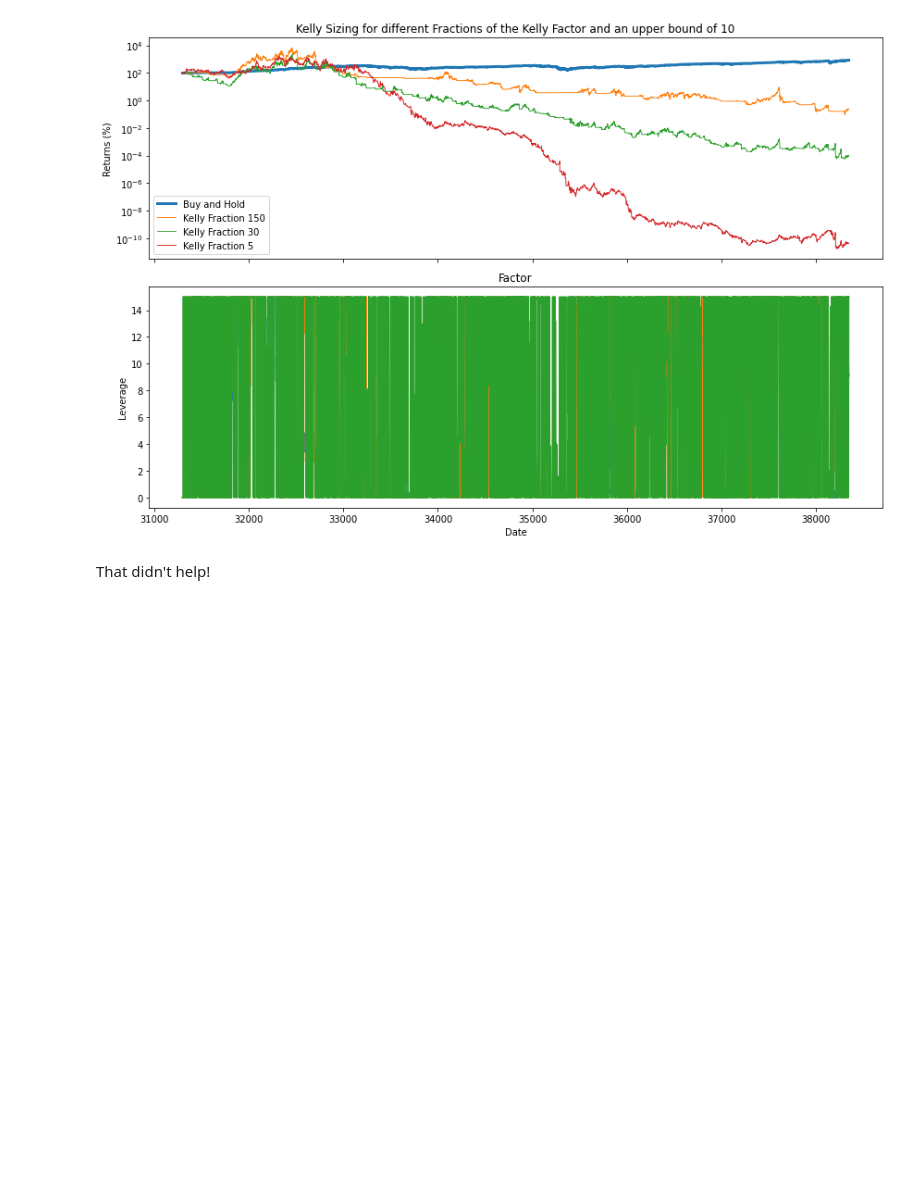
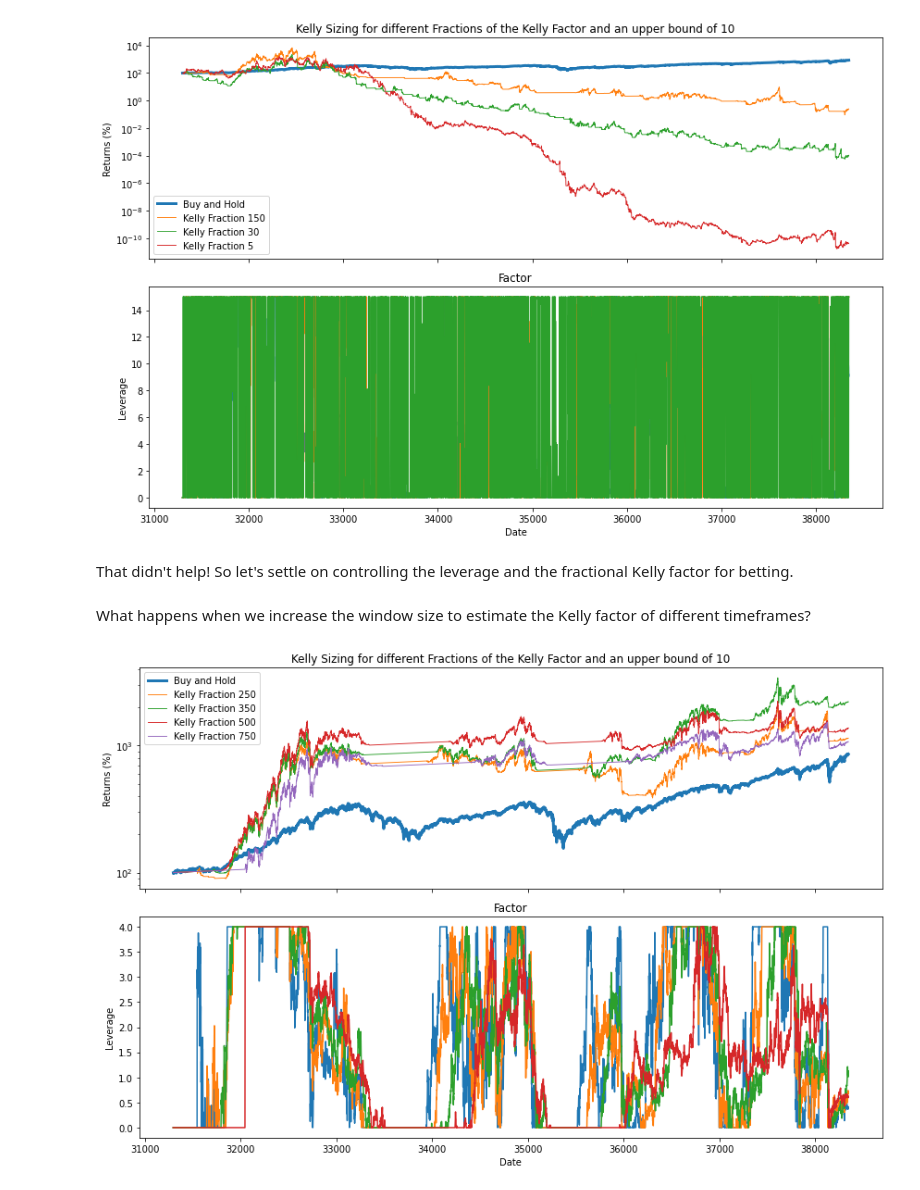
Before and after one commit to patrickfrank1/trading-sp500, a Jupyter notebook: 03_analysis_kelly_strategy.ipynb, the cells around one changed output. Saved outputs shown, nothing was run; the diff lists cells and outputs as text; code cells hidden in the pictures; blank space fills up the shorter version.

Commit message:
Analysis of Kelly sizing finished

```diff
--- a/03_analysis_kelly_strategy.ipynb
+++ b/03_analysis_kelly_strategy.ipynb
@@ -116,5 +116,23 @@ plot_strategy(estimation_window_results, estimation_window, label_return='Kelly
     title_return='Kelly Sizing for different Fractions of the Kelly Factor and an upper bound of 10', logplot=True)
 # %% [output]
 [figure]
-# %% [markdown]
-That didn't help!
+# %% [markdown]
+That didn't help! So let's settle on controlling the leverage and the fractional Kelly factor for betting.
+# %% [markdown]
+What happens when we increase the window size to estimate the Kelly factor of different timeframes?
+# %%
+estimation_window = [250, 350, 500, 750]
+estimation_window_results = pd.DataFrame()
+
+for i, factor in enumerate(estimation_window):
+    df = simulate_kelly_strategy(simulation_data.get_data(), rebalancing_interval=1, annual_risk_free_rate=0.02,\
+     window=factor, min_kelly=0, max_kelly=10, kelly_fraction=0.4)
+    estimation_window_results[f"kelly_factor_{i}"] = df["kelly_fraction"]
+    estimation_window_results[f"strategy_cum_returns_{i}"] = df["strategy_cum_returns"]
+    if i == 0:
+        estimation_window_results["cum_returns"] = df["cum_returns"]
+
+plot_strategy(estimation_window_results, estimation_window, label_return='Kelly Fraction', \
+    title_return='Kelly Sizing for different Fractions of the Kelly Factor and an upper bound of 10', logplot=True)
+# %% [output]
+[figure, added]
```
Also changed, not shown: parts of 5 cells of this notebook.
